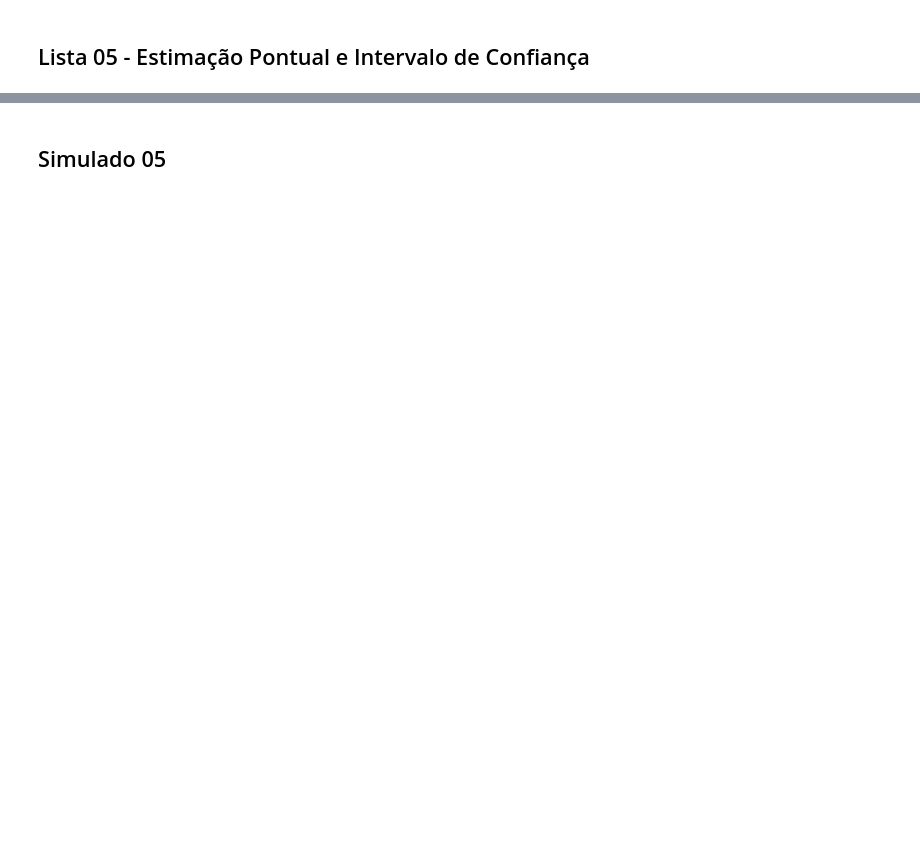
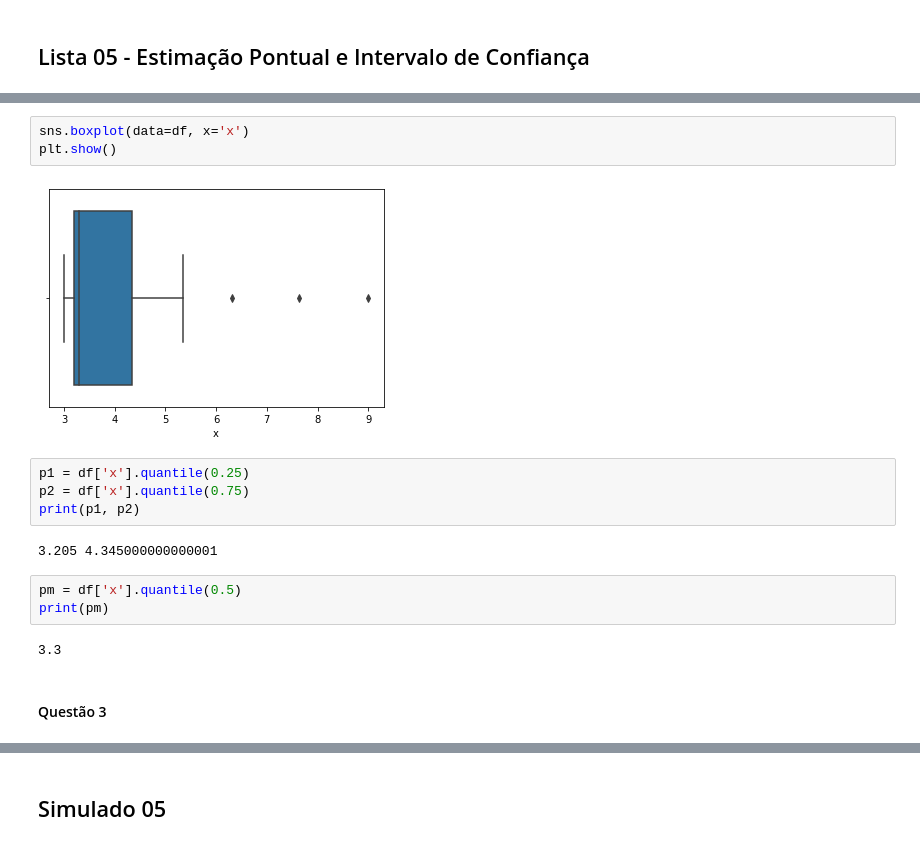
Before and after one commit to jorgesalhani/Statistics, a Jupyter notebook: Topics/T05/Ex05.ipynb, the cells around one changed output, grey strips where cells are left out. Drawn from its saved outputs; the diff is of its cells as text; blank space fills up the shorter version.

```diff
--- a/Topics/T05/Ex05.ipynb
+++ b/Topics/T05/Ex05.ipynb
@@ -2,0 +48,18 @@
+# %%
+sns.boxplot(data=df, x='x')
+plt.show()
+# %% [output]
+[figure, added]
+# %%
+p1 = df['x'].quantile(0.25)
+p2 = df['x'].quantile(0.75)
+print(p1, p2)
+# %% [output]
+3.205 4.345000000000001
+# %%
+pm = df['x'].quantile(0.5)
+print(pm)
+# %% [output]
+3.3
+# %% [markdown]
+#### Questão 3
```
Also changed, not shown: parts of 15 cells of this notebook.
